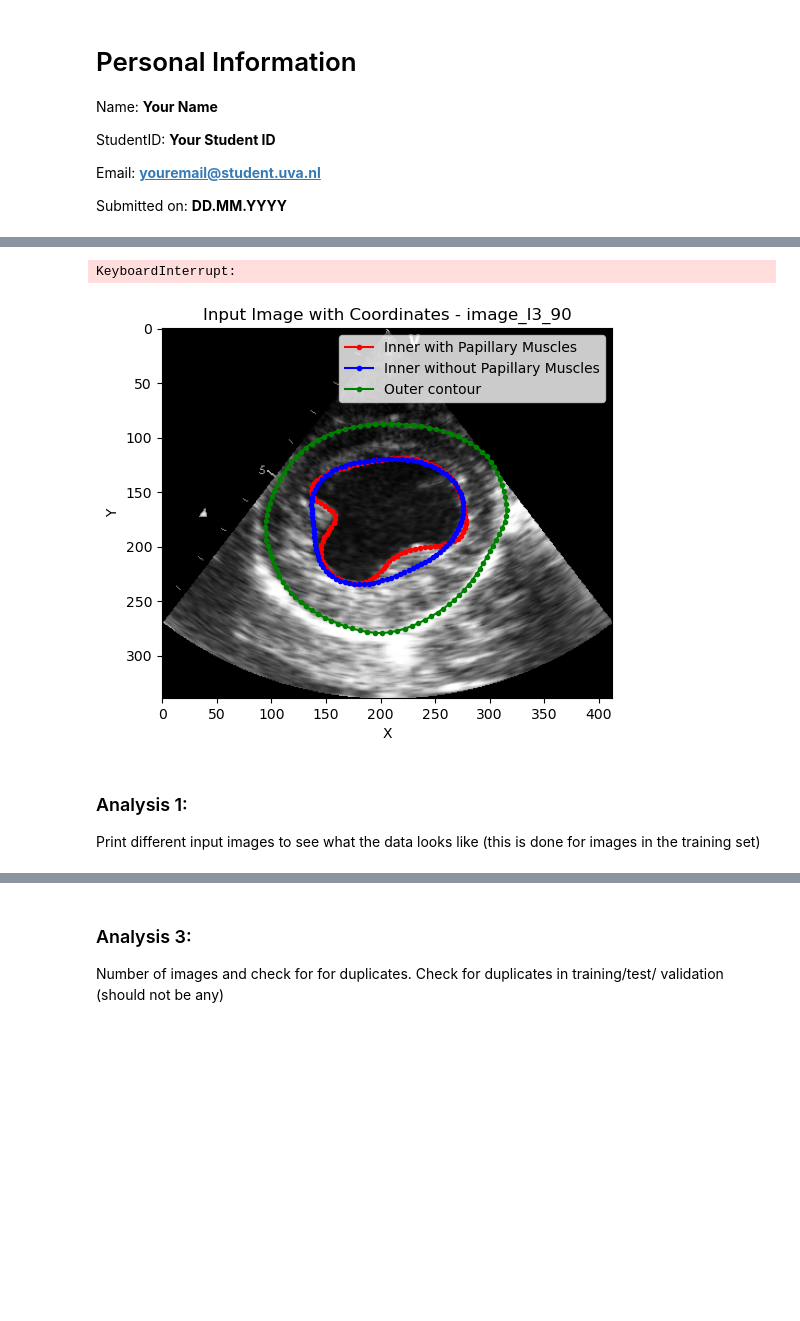
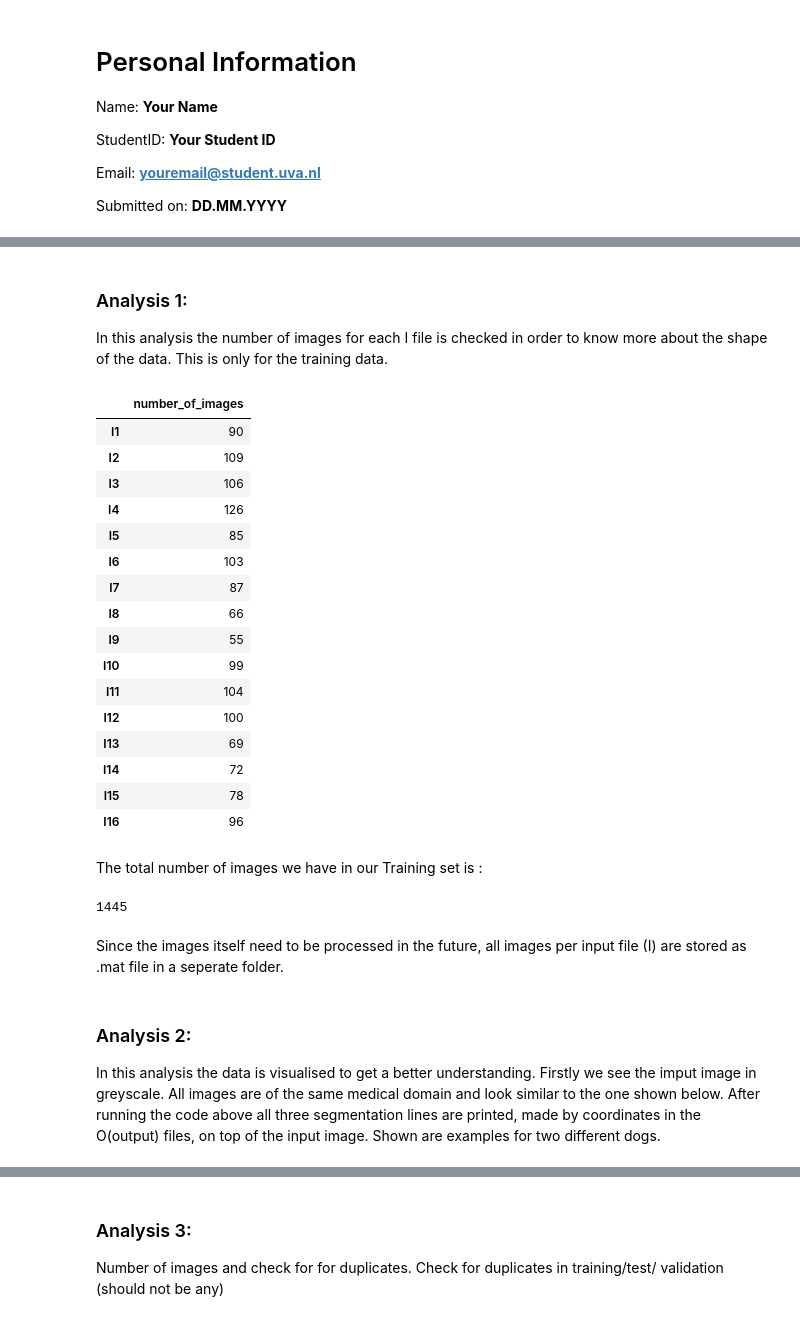
Before and after one commit to cc1528/UniverSeg-eda, a Jupyter notebook: UniverSeg-main/example_data/Exploratory Data Analysis.ipynb, the cells around one changed output, grey strips where cells are left out. Saved outputs shown, nothing was run; the diff lists cells and outputs as text; code cells hidden in the pictures; blank space fills up the shorter version.

```diff
--- a/UniverSeg-main/example_data/Exploratory Data Analysis.ipynb
+++ b/UniverSeg-main/example_data/Exploratory Data Analysis.ipynb
@@ -55,8 +53,7 @@ def load_coordinates(output_file_path, index):
 def plot_image_with_coordinates(input_image, coordinates_iwp, coordinates_iwop, coordinates_out, image_width,
                                 image_height, save_path, filename, index):
     if coordinates_iwp is None or coordinates_iwop is None or coordinates_out is None:
-        return  # Skip if coordinates are None
-    #Normalizing the coordinates
+        return
     for nested_coordinates_iwp, nested_coordinates_iwop, nested_coordinates_out in zip(coordinates_iwp[0],
                                                                                        coordinates_iwop[0],
                                                                                        coordinates_out[0]):
@@ -73,7 +70,7 @@ def plot_image_with_coordinates(input_image, coordinates_iwp, coordinates_iwop,
                  label='Outer contour')
         plt.xlabel('X')
         plt.ylabel('Y')
-        plt.title('Input Image with Coordinates - ' + filename + '_' + str(index))
+        plt.title('Input Image with Coordinates on top - ' + filename + '_' + str(index))
         plt.legend()
         plt.savefig(os.path.join(save_path, filename + '_' + str(index) + '.png'))
         plt.close()
@@ -94,30 +101,41 @@ else:
-# %%
-# Loop over all files in the input folder
-metadata_list = []
-for filename in os.listdir(input_folder_path):
-    if re.match(r"I\d+\.mat", filename):
-        input_file_path = os.path.join(input_folder_path, filename)
-
-        output_file_path = os.path.join(input_folder_path, "O" + filename[1:])  # Matching output file name
-        data = sio.loadmat(input_file_path)
-        I_header = data['I']
-        tframe_data = I_header['tframe'][0][0]
-
-        # Extract the number of the I file
-        file_number = filename[1:-4]
-
-        # Loop over all images in 'dicom' array
-        for j, dicom_data in enumerate(tframe_data['dicom'][0], start=0):
-            imsave('image.png', dicom_data, cmap='gray')
-            # Load the input image
-            input_image_path = 'image.png'
-            input_image = imread(input_image_path)
-            image_height, image_width = input_image.shape[:2]
-
-            # Load the coordinates
-            coordinates_iwp, coordinates_iwop, coordinates_out = load_coordinates(output_file_path, j)
-            plot_image_with_coordinates(input_image, coordinates_iwp, coordinates_iwop, coordinates_out, image_width,
-                                        image_height, output_folder_path, 'image_I' + file_number, j)
-# %% [output]
-KeyboardInterrupt:
-[figure, removed]
+# %% [markdown]
+### Analysis 1:
+In this analysis the number of images for each I file is checked in order to know more about the shape of the data. This is only for the training data.
+# %%
+data = []
+for i in range(1, 17):
+    filename = f'I{i}.mat'
+    f = sio.loadmat(filename)
+    D = f['I']
+    tframe = D['tframe']
+    Iref = tframe[0,0]
+    x, y = Iref.shape
+    data.append({'number_of_images': y})
+df_shape = pd.DataFrame(data, index=['I{}'.format(i) for i in range(1, 17)])
+df_shape
+# %% [output]
+|  | number_of_images |
+| I1 | 90 |
+| I2 | 109 |
+| I3 | 106 |
+| I4 | 126 |
+| I5 | 85 |
+| I6 | 103 |
+| I7 | 87 |
+| I8 | 66 |
+| I9 | 55 |
+| I10 | 99 |
+| I11 | 104 |
+| I12 | 100 |
+| I13 | 69 |
+| I14 | 72 |
+| I15 | 78 |
+| I16 | 96 |
+# %% [markdown]
+The total number of images we have in our Training set is :
+# %%
+print(df_shape['number_of_images'].sum())
+# %% [output]
+1445
+# %% [markdown]
+Since the images itself need to be processed in the future, all images per input file (I) are stored as .mat file in a seperate folder.
@@ -124,3 +166,3 @@ KeyboardInterrupt:
 # %% [markdown]
-### Analysis 1:
-Print different input images to see what the data looks like (this is done for images in the training set)
+### Analysis 2:
+In this analysis the data is visualised to get a better understanding. Firstly we see the imput image in greyscale. All images are of the same medical domain and look similar to the one shown below. After running the code above all three segmentation lines are printed, made by coordinates in the O(output) files, on top of the input image. Shown are examples for two different dogs.
```
Also changed, not shown: parts of 14 cells of this notebook.
